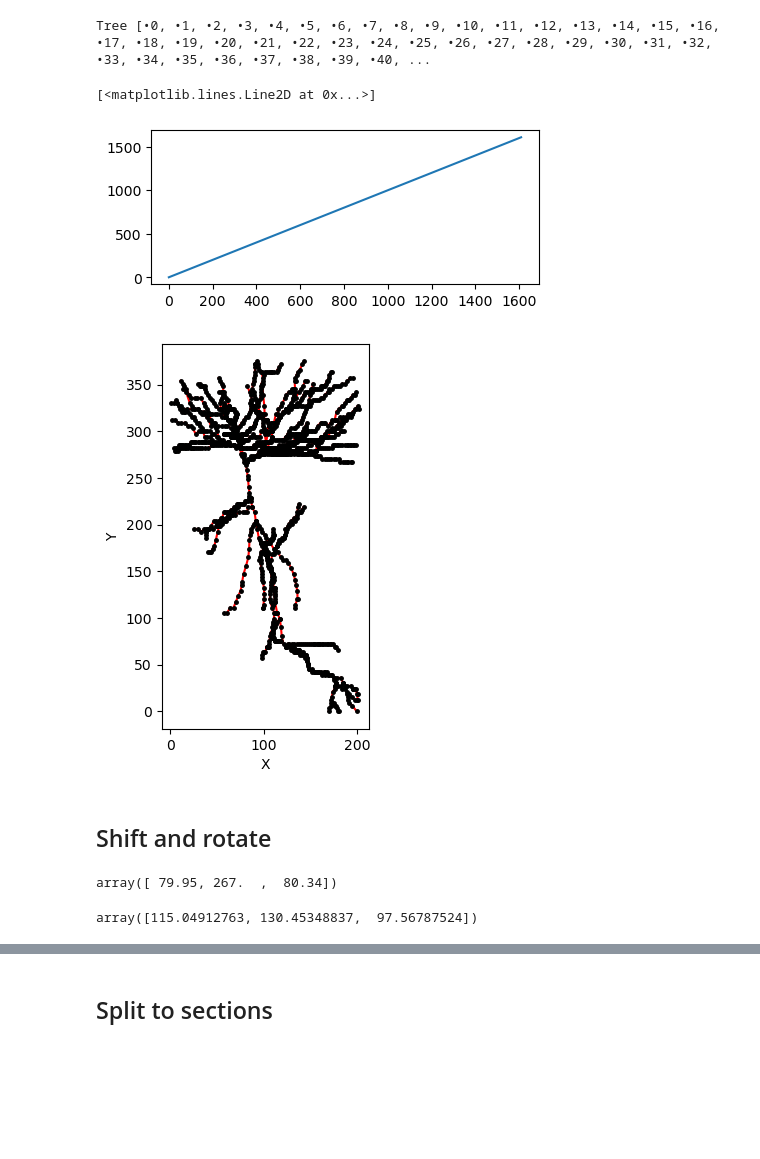
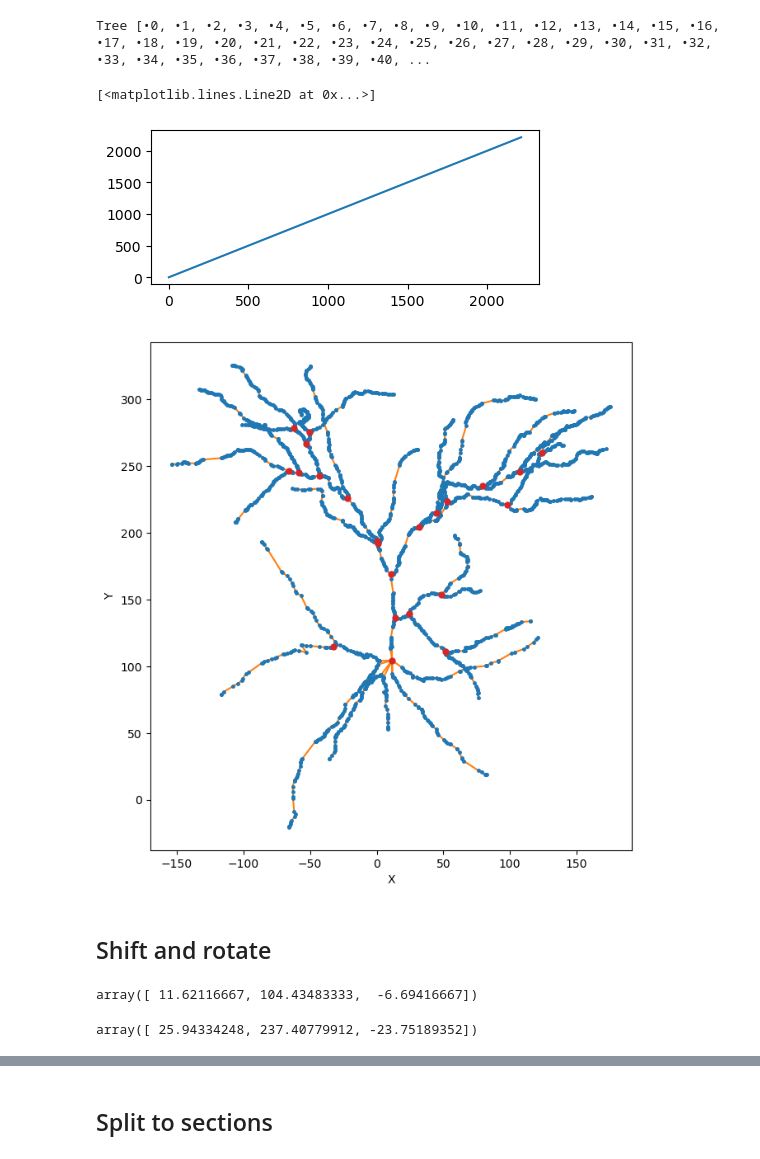
Before and after one commit to Poirazi-Lab/DendroTweaksApp, a Jupyter notebook: app/src/trees_demo.ipynb, the cells around one changed output, grey strips where cells are left out. Saved outputs shown, nothing was run; the diff lists cells and outputs as text; code cells hidden in the pictures; blank space fills up the shorter version.

```diff
--- a/app/src/trees_demo.ipynb
+++ b/app/src/trees_demo.ipynb
@@ -8,3 +9,0 @@ import dendrotweaks as dd
-# %%
-swcm = dd.file_managers.SWCManager()
-swcm.path_to_data = 'data/'
@@ -58,8 +63,8 @@ swcm.df[['x', 'y', 'z']].describe()
 # %%
 # switch y and z columns
 if file_name == 'final_figure_extra-000.swc':
-    swcm.df[['y', 'z']] = swcm.df[['z', 'y']]
-    swcm.df.loc[swcm.df.type == 2, 'type'] = 4
-    swcm.df.sort_values('type', inplace=True)
+    # swcm.df[['y', 'z']] = swcm.df[['z', 'y']]
+    df.loc[df.Type == 2, 'Type'] = 4
+    df.sort_values('Type', inplace=True)
 # %%
 # Show min and max idx for each node type
@@ -118,9 +127,10 @@ plt.figure(figsize=(5, 2))
 plt.plot([node.idx for node in swcm.swc_tree._nodes])
 # %% [output]
 [<matplotlib.lines.Line2D at 0x...>]
-[figure, old version]
+[figure, new version]
 # %%
-fig, ax = plt.subplots(figsize=(5, 5))
-swcm.swc_tree.plot_points(ax, edges=True, annotate=True, projection='XY')
+fig, ax = plt.subplots(figsize=(8, 8))
+swcm.swc_tree.plot_points(ax, edges=True, projection='XY',
+annotate=False, hightlight=swcm.swc_tree.bifurcations)
 # %% [output]
-[figure, old version]
+[figure, new version]
@@ -129,11 +141,11 @@ swcm.swc_tree.plot_points(ax, edges=True, annotate=True, projection='XY')
 # %%
 swcm.swc_tree.soma_center
 # %% [output]
-array([ 79.95, 267.  ,  80.34])
+array([ 11.62116667, 104.43483333,  -6.69416667])
 # %%
 swcm.swc_tree.apical_center
 # %% [output]
-array([115.04912763, 130.45348837,  97.56787524])
+array([ 25.94334248, 237.40779912, -23.75189352])
 # %%
 swcm.swc_tree.shift_coordinates_to_soma_center()
 # %%
```
Also changed, not shown: parts of 38 cells of this notebook, 50 other files.
